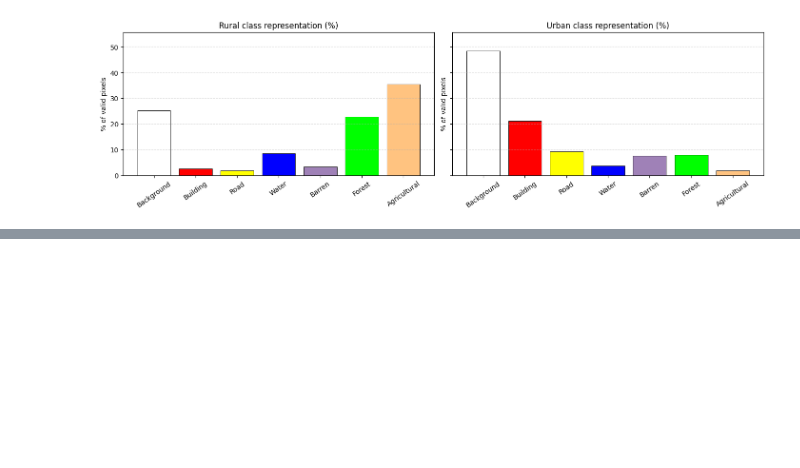
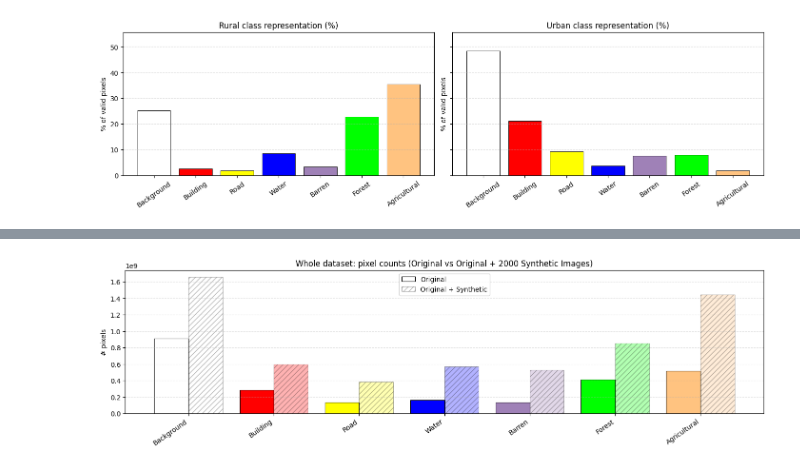
Before and after one commit to Buddhi19/SyntheticGen, a Jupyter notebook: annotations/datasetloader.ipynb, the cells around one changed output, grey strips where cells are left out. Drawn from its saved outputs; the diff is of its cells as text; code cells hidden in the pictures; blank space fills up the shorter version.

```diff
--- a/annotations/datasetloader.ipynb
+++ b/annotations/datasetloader.ipynb
@@ -494,0 +771,71 @@ RuntimeError: Command failed with exit code 1
+# %%
+from pathlib import Path
+import numpy as np
+import matplotlib.pyplot as plt
+
+# Whole-dataset comparison (no domain split):
+# Raw pixel counts per class for (Original) vs (Original + Synthetic).
+# Reuses: DATASET_DIR, SYNTHETIC_DATASET_DIR, COLORS, compute_domain_percentages_from_mask_dirs() from prior cells.
+
+orig_base = Path(DATASET_DIR)
+syn_base = Path(SYNTHETIC_DATASET_DIR)
+
+orig_rural_dir = orig_base / "Rural" / "masks_png"
+orig_urban_dir = orig_base / "Urban" / "masks_png"
+syn_rural_dir = syn_base / "Rural" / "masks_png"
+syn_urban_dir = syn_base / "Urban" / "masks_png"
+
+# Aggregate counts across Rural+Urban for original
+_, orig_counts, conv_orig, _ = compute_domain_percentages_from_mask_dirs([orig_rural_dir, orig_urban_dir])
+
+# Aggregate counts across Rural+Urban for (original + synthetic)
+_, combo_counts, conv_combo, _ = compute_domain_percentages_from_mask_dirs(
+    [orig_rural_dir, orig_urban_dir, syn_rural_dir, syn_urban_dir]
+ )
+
+if conv_orig != conv_combo:
+    print(f"Warning: label convention differs (orig={conv_orig}, combined={conv_combo})")
+
+class_names = list(orig_counts.keys())
+bar_colors = [np.array(COLORS.get(c, (160, 160, 160))) / 255.0 for c in class_names]
+
+x = np.arange(len(class_names))
+w = 0.40
+
+orig_vals = [orig_counts[c] for c in class_names]
+combo_vals = [combo_counts.get(c, 0) for c in class_names]
+
+plt.figure(figsize=(14, 4), constrained_layout=True)
+
+# Original: solid filled bars
+plt.bar(
+    x - w/2,
+    orig_vals,
+    width=w,
+    color=bar_colors,
+    edgecolor="black",
+    linewidth=0.8,
+    label="Original",
+)
+
+# Original + Synthetic: hatched overlay for strong distinguishability
+plt.bar(
+    x + w/2,
+    combo_vals,
+    width=w,
+    color=bar_colors,
+    edgecolor="black",
+    linewidth=0.8,
+    alpha=0.30,
+    hatch="///",
+    label="Original + Synthetic",
+)
+
+plt.xticks(x, class_names, rotation=35, ha="right")
+plt.ylabel("# pixels")
+plt.title("Whole dataset: pixel counts (Original vs Original + 2000 Synthetic Images)")
+plt.grid(axis="y", linestyle="--", alpha=0.35)
+plt.legend()
+plt.show()
+# %% [output]
+[figure, added]
```
Also changed, not shown: parts of 8 cells of this notebook, 4 other files.
